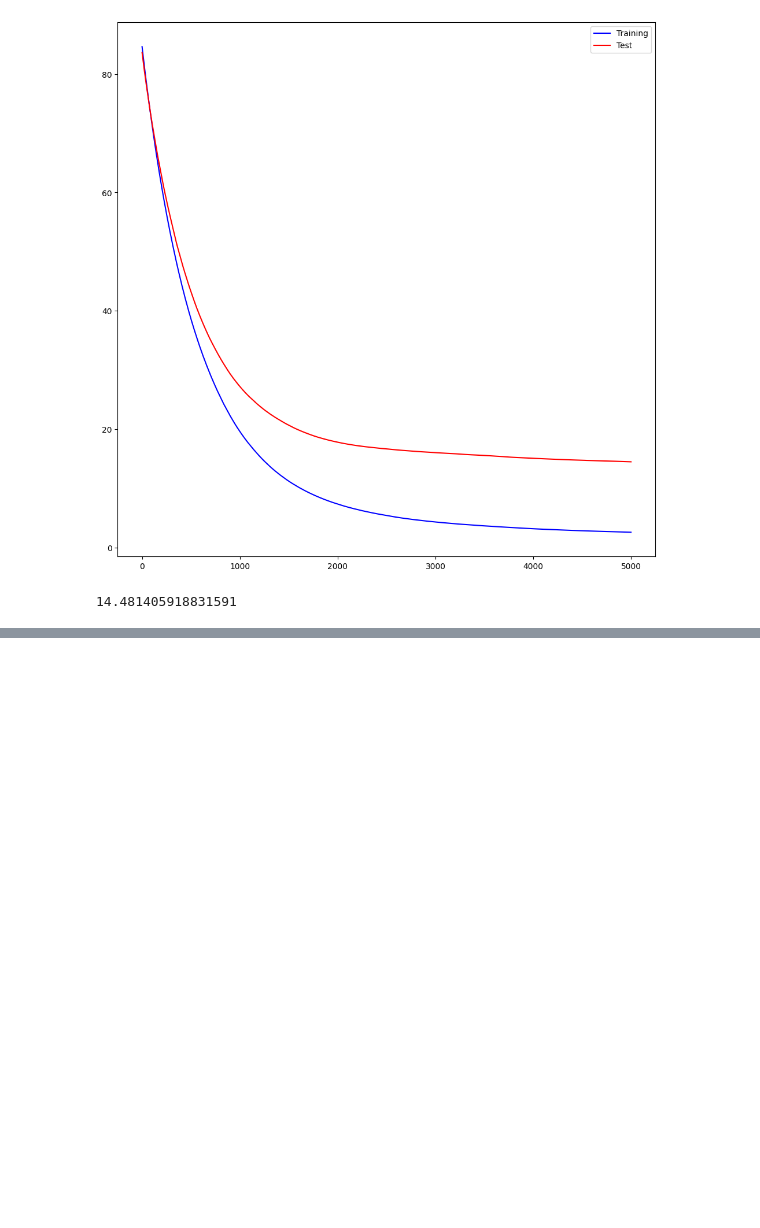
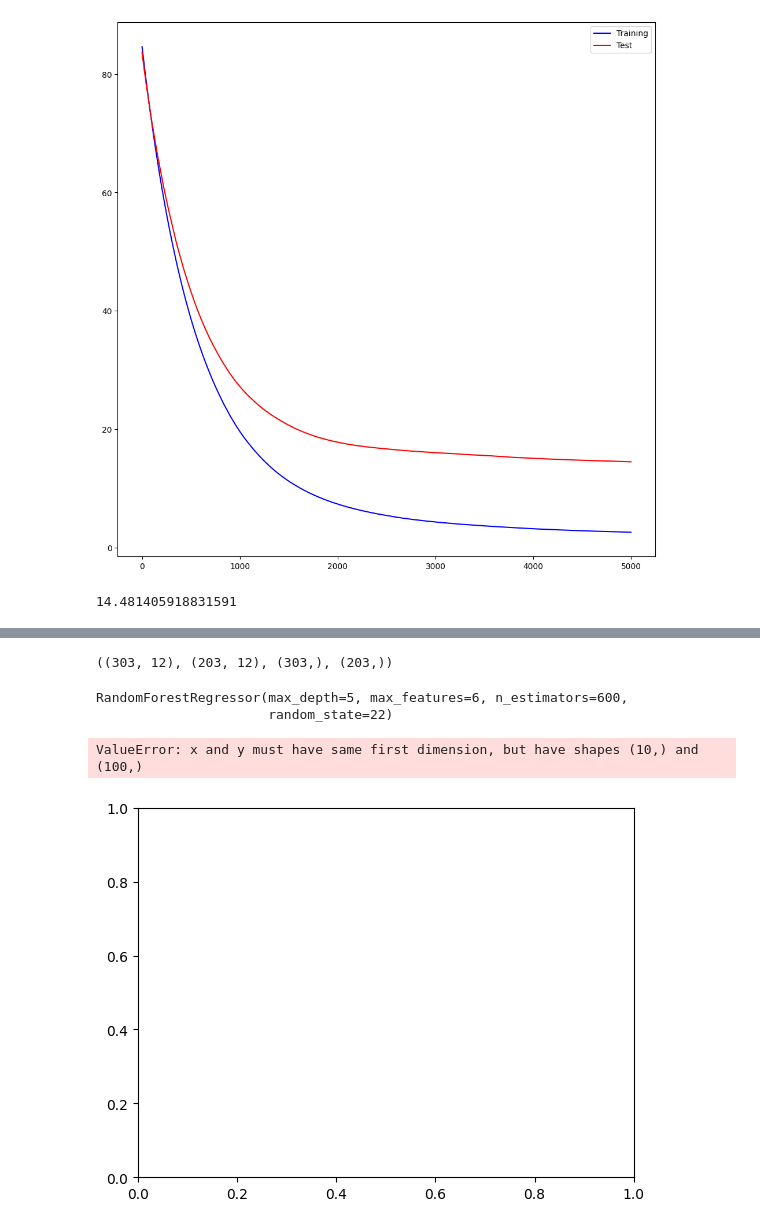
Before and after one commit to ARKA1112/ISLP_self, a Jupyter notebook: 8_Tree-Based_methods.ipynb, the cells around one changed output, grey strips where cells are left out. Saved outputs shown, nothing was run; the diff lists cells and outputs as text; code cells hidden in the pictures; blank space fills up the shorter version.

```diff
--- a/8_Tree-Based_methods.ipynb
+++ b/8_Tree-Based_methods.ipynb
@@ -571,0 +630,43 @@ np.mean((y_test - y_hat_boost)**2)
+# %%
+index = list(rs.split(X,y))
+# %%
+X_train, X_test = X[index[0][0]], X[index[0][1]]
+y_train, y_test = y[index[0][0]], y[index[0][1]]
+# %%
+X_train.shape, X_test.shape, y_train.shape, y_test.shape
+# %% [output]
+((303, 12), (203, 12), (303,), (203,))
+# %%
+from sklearn.ensemble import RandomForestRegressor
+
+clf = RandomForestRegressor(max_features=6, n_estimators=600, random_state=22,max_depth=5)
+# %%
+clf.fit(X=X_train, y=y_train)
+# %% [output]
+RandomForestRegressor(max_depth=5, max_features=6, n_estimators=600,
+                      random_state=22)
+# %%
+from sklearn.metrics import mean_squared_error
+import matplotlib.pyplot as plt
+%matplotlib inline
+mean_squared_error(clf.predict(X_test),y_test.__array__())
+
+def fitplotter(start=600,end=700,max_features=6,max_depth=5,interval=10):
+    cont=[]
+    for i in range(start,end,10):
+        clf = RandomForestRegressor(max_depth=max_depth,
+                                    max_features=max_features,
+                                    n_estimators=i)
+        clf.fit(X_train, y_train)
+        y_pred = clf.predict(X_test)
+        cont.append(mean_squared_error(y_test, y_pred))
+    plt.plot(range(start,end,interval),cont)
+    plt.xlabel('n_estimators')
+    plt.ylim((10,15))
+    plt.ylabel('MSE')
+    plt.show()
+
+fitplotter(start=1,end=1000,max_depth=12,interval=100)
+# %% [output]
+ValueError: x and y must have same first dimension, but have shapes (10,) and (100,)
+[figure, added]
```
Also changed, not shown: parts of 15 cells of this notebook, 1 other file.
